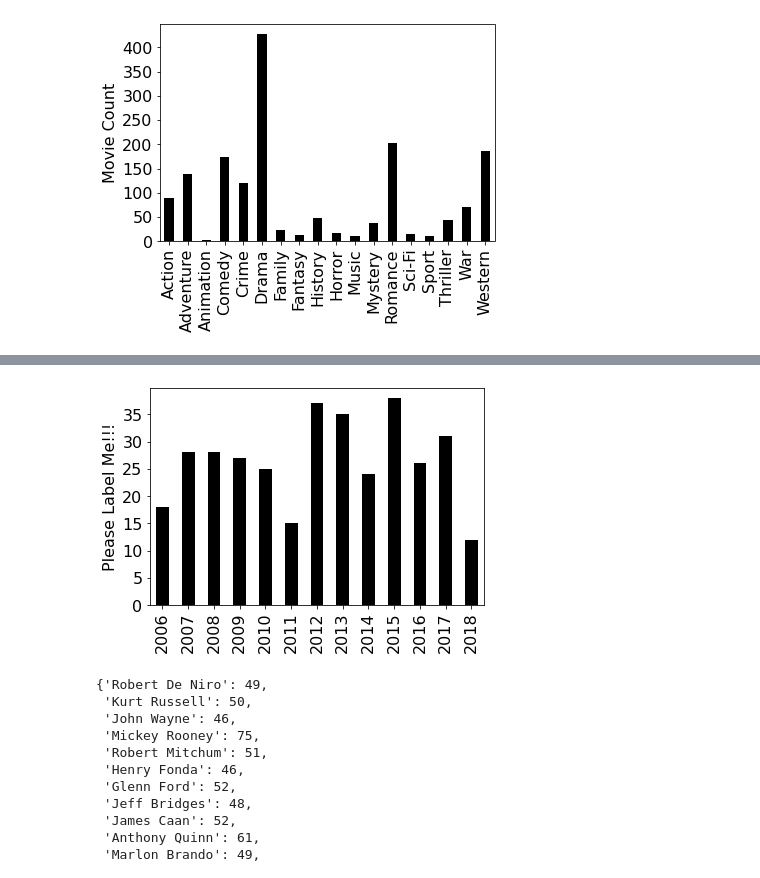
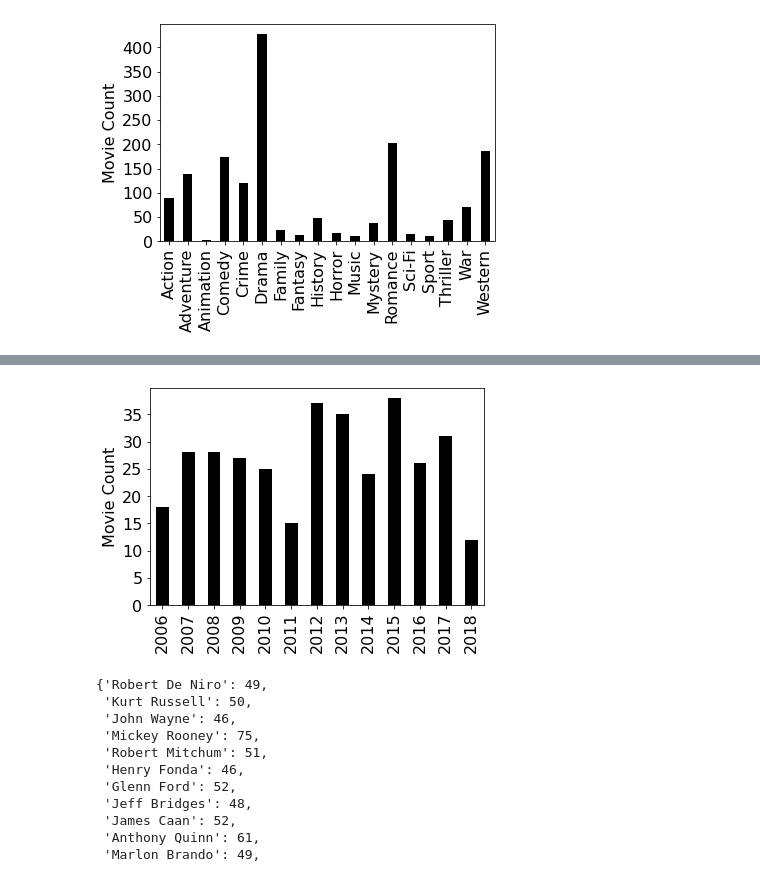
Before and after one commit to ryang229/cs220, a Jupyter notebook: spring20/p8/cs-220-test.ipynb, the cells around one changed output, grey strips where cells are left out. Drawn from its saved outputs; the diff is of its cells as text; code cells hidden in the pictures.

```diff
--- a/spring20/p8/cs-220-test.ipynb
+++ b/spring20/p8/cs-220-test.ipynb
@@ -464,9 +470,9 @@ plot_dict(
 # %%
 #q31
 yearbuckets = bucketize(movies,"year")
-plot_dict(census(bucketYearFilter(yearbuckets,2006,None)))
+plot_dict(census(bucketYearFilter(yearbuckets,2006,None)),"Movie Count")
 # %% [output]
-[figure, old version]
+[figure, new version]
 # %%
 #q32
 def years(buckets, actor):
```
Also changed, not shown: parts of 2 cells of this notebook, 4 other files.
